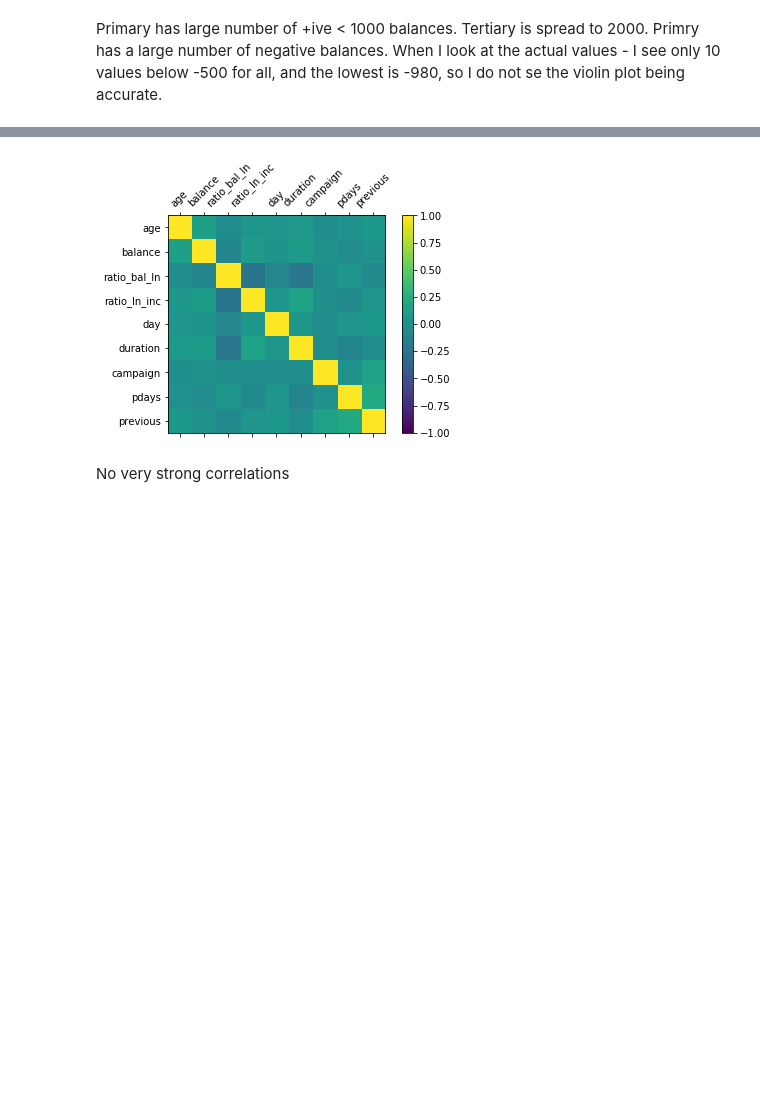
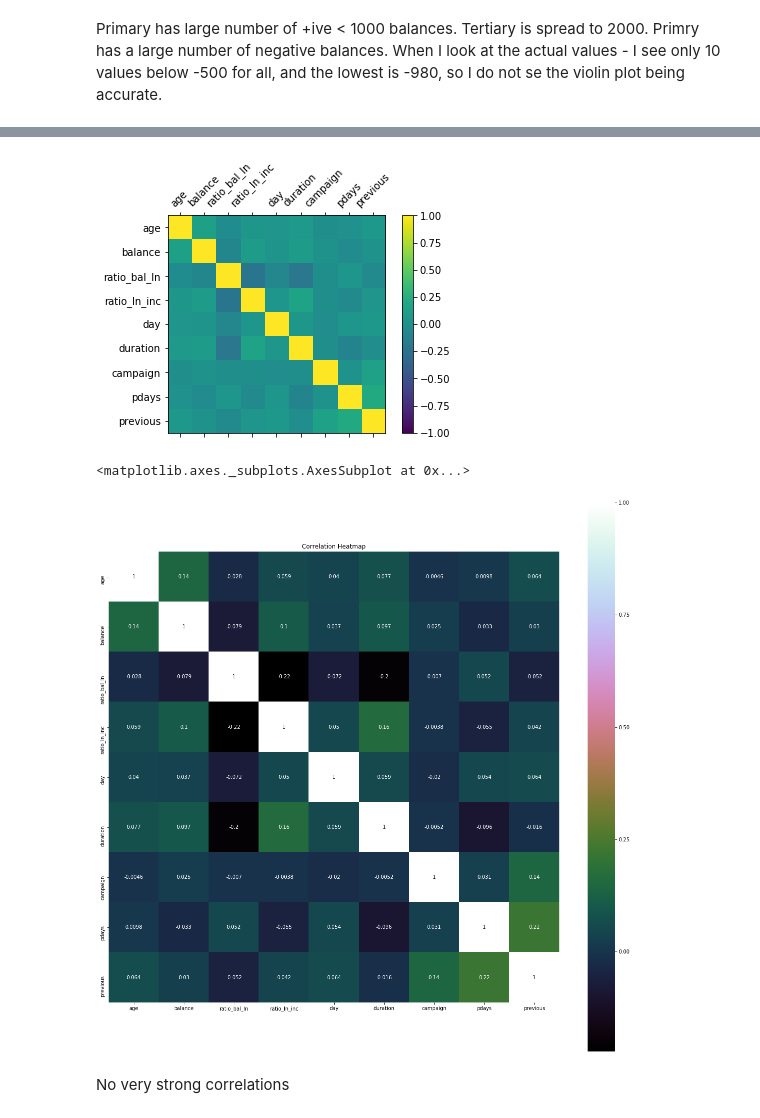
Before and after one commit to vipulpopat/MSCAI_Sem1_Etivity1, a Jupyter notebook: Etivity1.ipynb, the cells around one changed output, grey strips where cells are left out. Drawn from its saved outputs; the diff is of its cells as text; code cells hidden in the pictures; blank space fills up the shorter version.

```diff
--- a/Etivity1.ipynb
+++ b/Etivity1.ipynb
@@ -305,24 +310,29 @@ df[df['balance']<-500].describe()
 # %%
 import numpy as np
 names=["age","balance","ratio_bal_ln", "ratio_ln_inc", "day","duration","campaign","pdays","previous"]
 df3 = df[names]
 
 # Plot the correlation matrix for numerical values
 correlations = df3.corr()
 # plot correlation matrix
 fig = plt.figure()
 ax = fig.add_subplot(111)
 cax = ax.matshow(correlations, vmin=-1, vmax=1)
 fig.colorbar(cax)
 ticks = np.arange(0,9,1)
 ax.set_xticks(ticks)
 ax.set_yticks(ticks)
 ax.set_xticklabels(names, rotation=45)
 ax.set_yticklabels(names)
 correlations.style.background_gradient().set_precision(2)
 plt.show()
+plt.figure(figsize=(20, 20))
+plt.title("Correlation Heatmap")
+sns.heatmap(correlations, vmax=1, square=True, annot=True, cmap='cubehelix')
 # %% [output]
 [figure]
+<matplotlib.axes._subplots.AxesSubplot at 0x...>
+[figure, added]
 # %% [markdown]
 No very strong correlations
 # %%
```
Also changed, not shown: parts of 20 cells of this notebook.
